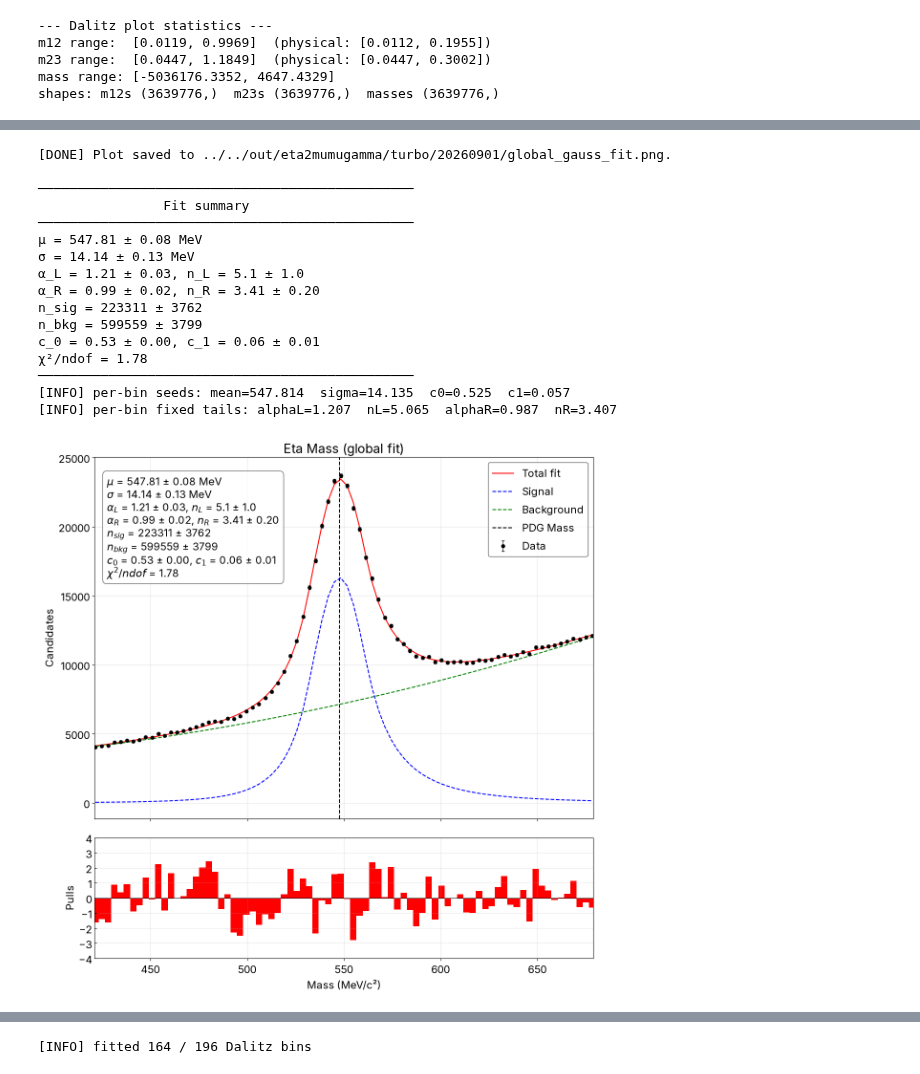
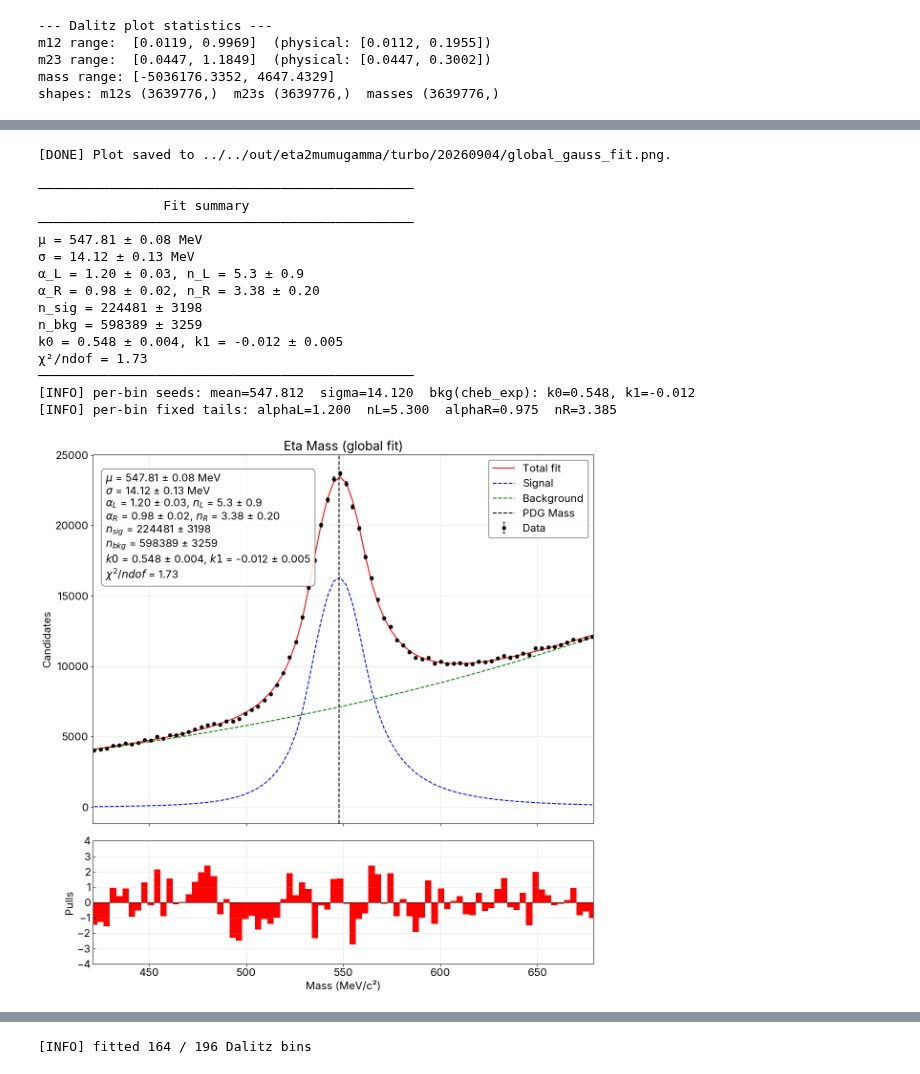
Before and after one commit to michael24peters/run2-offline-eta-etap-analysis, a Jupyter notebook: src/fit/fit_dalitz.ipynb, the cells around one changed output, grey strips where cells are left out. Saved outputs shown, nothing was run; the diff lists cells and outputs as text; code cells hidden in the pictures.

Commit message:
checkpoint for prettier plots

```diff
--- a/src/fit/fit_dalitz.ipynb
+++ b/src/fit/fit_dalitz.ipynb
@@ -203,12 +194,8 @@ assert int(ak.sum(dmask)) == len(SIGNAL_DAUGHTERS) * len(masses)
 
 
 def four_vector(pid_code):
-    """(px, py, pz, e) in GeV for the daughter of this PID in each event's best
-    candidate. Called once per signal daughter, hence a function.
-
-    The composition assertion above guarantees exactly one match per selected
-    candidate, so flattening gives one value per event, aligned with `masses`.
-    """
+    """(px, py, pz, e) in GeV for the daughter of this PID in each event's
+    best candidate, aligned with `masses`."""
     match = dmask & (tree['prt_pid'] == pid_code)
     out = tuple(ak.to_numpy(ak.flatten(tree[field][match])) / GEV
                 for field in ('prt_px', 'prt_py', 'prt_pz', 'prt_e'))
@@ -324,7 +302,7 @@ gives a prior to use for the per-bin fit, which will help with convergence.
 # %%
 # Flag for method: do a new fit, or load a previous fit from JSON.
 fit_path = None # None = do a new fit, otherwise load from this path
-fit_path = "/data/home/michael24peters/anaroot/out/eta2mumugamma/turbo/20260901/results_dcb_data.json"
+fit_path = f"/data/home/michael24peters/anaroot/out/eta2mumugamma/turbo/20260903/{BKG_MODEL}/results_dcb_data.json"
 result, m_global = None, None
 if fit_path is not None:
     with open(fit_path, 'r') as f:
@@ -334,7 +312,8 @@ if fit_path is not None:
 else:
     # Fit the mass distribution over all data.
     result, m_global = fit_dcb(masses, xmin=XMIN, xmax=XMAX, nbins=MASS_NBINS,
-                                mean_init=MEAN_INIT, sigma_init=SIGMA_INIT)
+                                mean_init=MEAN_INIT, sigma_init=SIGMA_INIT,
+                                bkg_model=BKG_MODEL)
 
     # Where the numbers came from -- the fit itself only ever saw an array.
     result['meta']['input_file'] = INFILE
@@ -345,8 +324,7 @@ else:
         'signal_daughters': SIGNAL_DAUGHTERS,
         'composition_asserted': True,
     }
-    # Everything the selection did, so the numbers behind this fit can be audited
-    # from the results file alone rather than from notebook scrollback.
+    # Selection details, so the results file is self-contained.
     result['selection_report'] = {
         'events': drop_report,
         'triggers': tos_report,
@@ -357,3 +335,7 @@ else:
         },
         'branches_read': BRANCHES,
     }
+
+# Get global results background model (default to Chebyshev if not present)
+BKG_MODEL = result['meta'].get('background_model', 'cheb2')
+print(f'[INFO] global fit background model: {BKG_MODEL}')
@@ -410,42 +380,45 @@ else:
 # %%
-# plot_gauss layers its DEFAULT_CONFIG (house font, stats box, pull panel) under
-# these overrides -- the same call driver_gauss.py makes.
+# Plot global fit result and store parameters for use in the per-bin fits.
+
+# plot_dcb layers its DEFAULT_CONFIG (house font, stats box, pull panel)
+# under these overrides.
 plot_dcb(result, {'output': os.path.join(OUTDIR, 'global_gauss_fit.png'),
                     'title': 'Eta Mass (global fit)'})
 
-# Seed the per-bin fits from the global fit. Tail shape params are held
-# fixed at these values per bin -- too few candidates per Dalitz bin to float
-# a 10-parameter DCB, so only mean, sigma, n_sig, n_bkg, c0, c1 float.
+# Seed the per-bin fits from the global fit; tail shape params are held
+# fixed per bin.
 mean_init   = result['fit']['parameters']['mean']['value']
 sigma_init  = result['fit']['parameters']['sigma']['value']
 alphaL_init = result['fit']['parameters']['alphaL']['value']
 nL_init     = result['fit']['parameters']['nL']['value']
 alphaR_init = result['fit']['parameters']['alphaR']['value']
 nR_init     = result['fit']['parameters']['nR']['value']
-c0_init     = result['fit']['parameters']['c0']['value']
-c1_init     = result['fit']['parameters']['c1']['value']
+# Background init param names come from BKG_MODEL_OBJ.
+bkg_init = {name: result['fit']['parameters'][name]['value']
+            for name in BKG_MODEL_OBJ.param_names}
+
 print(f'[INFO] per-bin seeds: mean={mean_init:.3f}  sigma={sigma_init:.3f}  '
-      f'c0={c0_init:.3f}  c1={c1_init:.3f}')
+      f'bkg({BKG_MODEL}): ' + ', '.join(f'{k}={v:.3f}' for k, v in bkg_init.items()))
 print(f'[INFO] per-bin fixed tails: alphaL={alphaL_init:.3f}  nL={nL_init:.3f}  '
       f'alphaR={alphaR_init:.3f}  nR={nR_init:.3f}')
 # %% [output]
-[DONE] Plot saved to ../../out/eta2mumugamma/turbo/20260901/global_gauss_fit.png.
+[DONE] Plot saved to ../../out/eta2mumugamma/turbo/20260904/global_gauss_fit.png.
 
 ────────────────────────────────────────────────
                 Fit summary
 ────────────────────────────────────────────────
 μ = 547.81 ± 0.08 MeV
-σ = 14.14 ± 0.13 MeV
-α_L = 1.21 ± 0.03, n_L = 5.1 ± 1.0
-α_R = 0.99 ± 0.02, n_R = 3.41 ± 0.20
-n_sig = 223311 ± 3762
-n_bkg = 599559 ± 3799
-c_0 = 0.53 ± 0.00, c_1 = 0.06 ± 0.01
-χ²/ndof = 1.78
+σ = 14.12 ± 0.13 MeV
+α_L = 1.20 ± 0.03, n_L = 5.3 ± 0.9
+α_R = 0.98 ± 0.02, n_R = 3.38 ± 0.20
+n_sig = 224481 ± 3198
+n_bkg = 598389 ± 3259
+k0 = 0.548 ± 0.004, k1 = -0.012 ± 0.005
+χ²/ndof = 1.73
 ────────────────────────────────────────────────
-[INFO] per-bin seeds: mean=547.814  sigma=14.135  c0=0.525  c1=0.057
-[INFO] per-bin fixed tails: alphaL=1.207  nL=5.065  alphaR=0.987  nR=3.407
+[INFO] per-bin seeds: mean=547.812  sigma=14.120  bkg(cheb_exp): k0=0.548, k1=-0.012
+[INFO] per-bin fixed tails: alphaL=1.200  nL=5.300  alphaR=0.975  nR=3.385
-[figure, old version]
+[figure, new version]
 # %% [markdown]
 ## Per-Dalitz-bin fits
 
```
Also changed, not shown: parts of 24 cells of this notebook, 11 other files.
